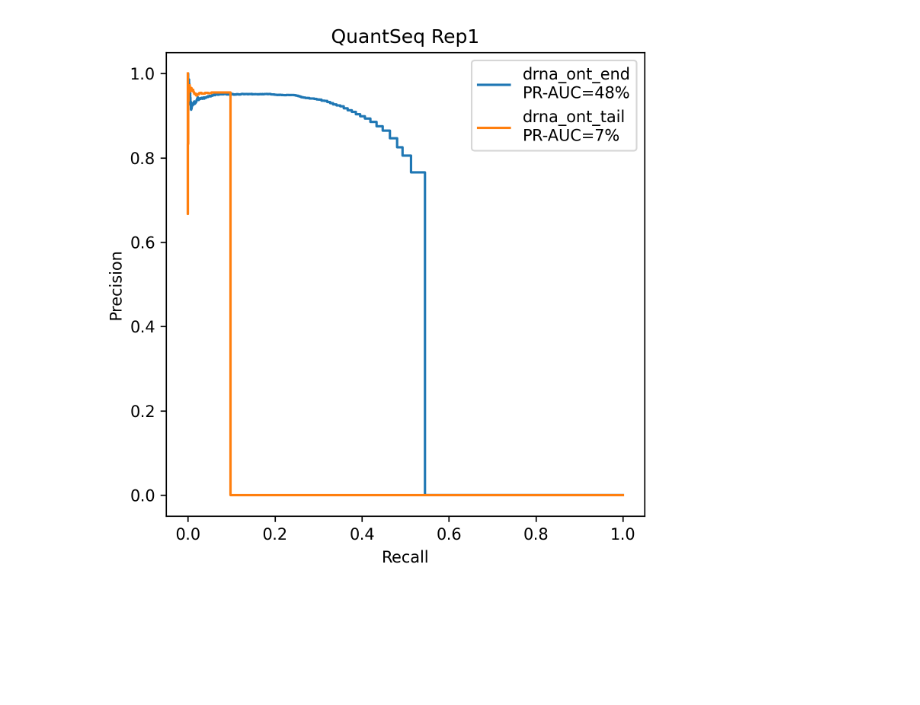
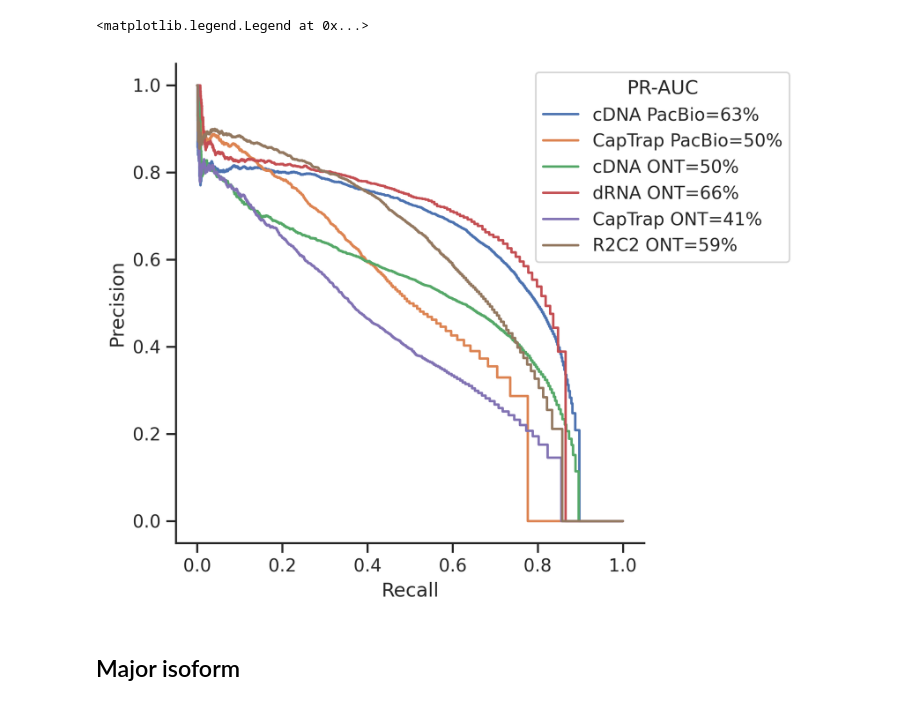
Before and after one commit to mortazavilab/lapa, a Jupyter notebook: workflow/benchmark/benchmark_lapa.ipynb, the cells around one changed output. Cells and saved outputs as stored; diff of their text form; code cells hidden in the pictures; blank space fills up the shorter version.

```diff
--- a/workflow/benchmark/benchmark_lapa.ipynb
+++ b/workflow/benchmark/benchmark_lapa.ipynb
@@ -12,5 +12,7 @@ except NameError:
         snakefile = os.getcwd() + "/workflow/Snakefile",
         rule_name = 'benchmark_lapa',
         root = '..',
+        default_wildcards={'sample': 'WTC11'}
+
     )
 # %%
@@ -28,6 +36,10 @@ result_drna_ont_tail = LapaResult(snakemake.input['drna_ont_tail'], tpm_cutoff=0
 # %%
+result_quantseq = LapaResult(snakemake.input['quantseq'][0], tpm_cutoff=5)
 replicated = (result_quantseq.counts() > 0).all(axis=1)
 
-df_quantseq = LapaResult(snakemake.input['quantseq'], tpm_cutoff=0) \
+df_quantseq = LapaResult(snakemake.input['quantseq'][0], tpm_cutoff=0) \
     .read_cluster(filter_internal_priming=False).drop_duplicates(core_cols)
 df_quantseq = df_quantseq.loc[replicated[replicated].index]
+df_quantseq = df_quantseq[df_quantseq['signal'] != 'None@None']
+
+gr_quantseq = pr.PyRanges(df_quantseq, int64=True)
@@ -160,31 +49,55 @@ import numpy as np
+# %%
+results_benchmark = dict()
+
+for k, result in tqdm(results.items()):
+    df = result.read_cluster().drop_duplicates(core_cols)
+    df = df[df['signal'] != 'None@None']
+    gr =  pr.PyRanges(df, int64=True)
+    df = join_outer(gr_quantseq, gr, f'_{k}').df
+
+    results_benchmark[k] = df
 # %%
 plt.figure(figsize=(5, 5), dpi=300)
-plt.title('QuantSeq Rep1')
+
 from sklearn.metrics import average_precision_score
 from sklearn.metrics import roc_curve
 
-#for label, df in [('cdna_ont', df_cdna_ont), ('cdna_pacbio', df_cdna_pacbio), ('drna_ont', df_drna_ont)]:
-for label, df in [('drna_ont_end', df_drna_ont_end), ('drna_ont_tail', df_drna_ont_tail)]:
+custom_params = {"axes.spines.right": False, "axes.spines.top": False}
+sns.set_theme(style="ticks", rc=custom_params)
 
+df_benchmark = list()
+
+for label, df in results_benchmark.items():
     ground_truth = list((df['polyA_site'] != -1).astype(int))
     score = df[f'tpm_{label}'].replace(-1, 0)
 
-
     prec, recall, threshold = precision_recall_curve(
         ground_truth, score, pos_label=1)
-    prec[1] = 0
     prec[0] = 0
 
-    label = f'{label}\nPR-AUC={int(auc(recall, prec) * 100)}%'
-    plt.step(recall, prec, label=label)
+    df_benchmark.append(pd.DataFrame({
+        'data source': f'{label}={int(auc(recall, prec) * 100)}%',
+        'Precision': prec,
+        'Recall': recall
+    }))
 
-plt.xlabel('Recall')
-plt.ylabel('Precision')
-plt.legend()
+df_benchmark = pd.concat(df_benchmark).reset_index(drop=True)
+
+sns.lineplot(data=df_benchmark, y='Precision', x='Recall',
+             hue='data source',
+             drawstyle='steps-pre')
+
+plt.legend()._legend_box.align='right'
+
 plt.xlim([-0.05, 1.05])
 plt.ylim([-0.05, 1.05])
 
 plt.tight_layout()
+plt.legend(bbox_to_anchor=(0.75, 1.), loc='upper left', title='PR-AUC')
+
 #plt.savefig(snakemake.output['rep1'], bbox_inches = "tight")
 # %% [output]
+<matplotlib.legend.Legend at 0x...>
-[figure, old version]
+[figure, new version]
+# %% [markdown]
+## Major isoform
```
Also changed, not shown: parts of 29 cells of this notebook, 22 other files.
